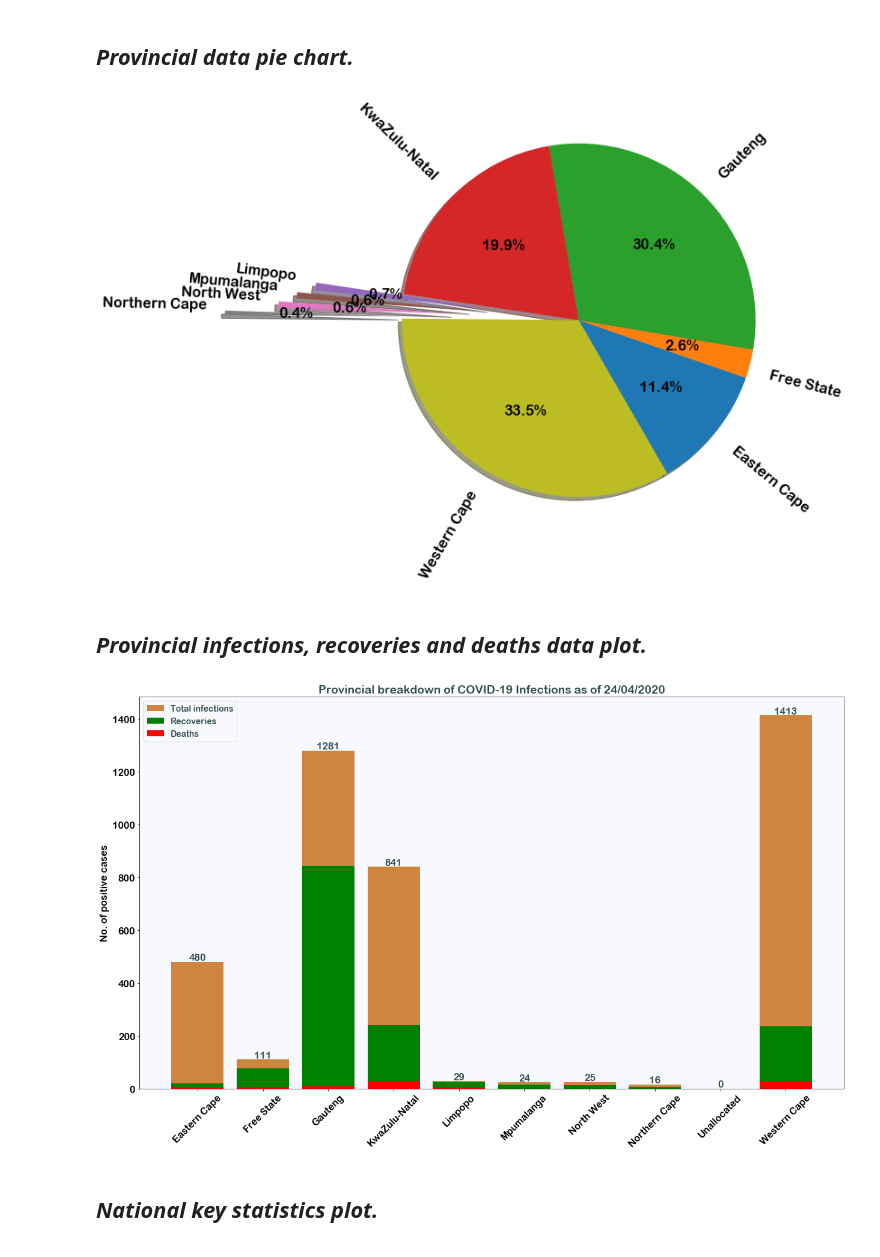
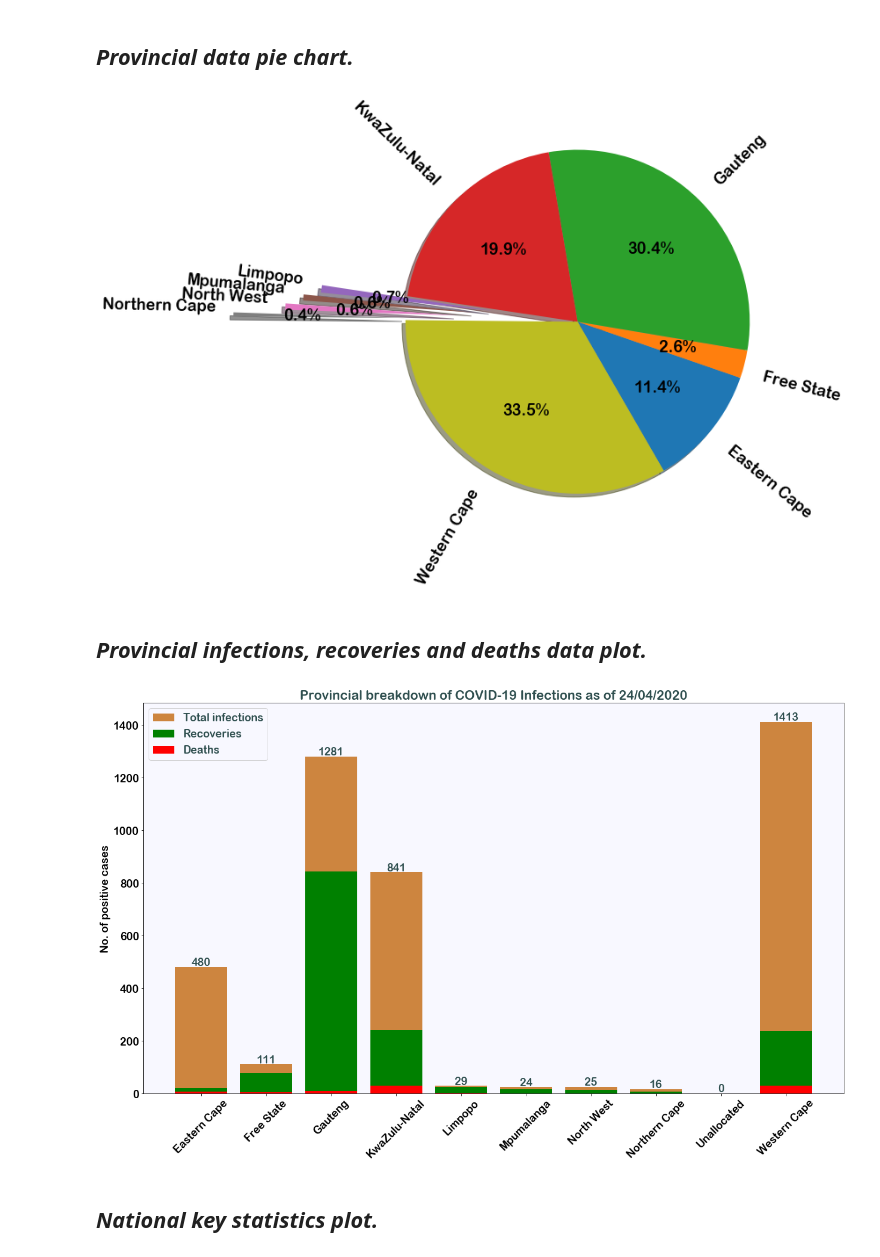
Before and after one commit to mckabuza/South-Africa-COVID-19-Data-Visualization, a Jupyter notebook: SA COVID-19 April.ipynb, the cells around one changed output. Saved outputs shown, nothing was run; the diff lists cells and outputs as text; code cells hidden in the pictures.

Commit message:
Plots update

```diff
--- a/SA COVID-19 April.ipynb
+++ b/SA COVID-19 April.ipynb
@@ -17,7 +17,7 @@ age_gender = pd.read_csv("./data/covid_19_South_Africa_Age_Sex.csv")
 ## **_Set-up the plots size, font and background colours._**
 # %%
 rcParams['font.family'] = 'Arial Rounded MT Bold'
-rcParams['font.size'] = '16'
+rcParams['font.size'] = '18'
 rcParams['text.color'] = 'darkslategrey'
 rcParams['figure.facecolor'] = 'white'
 rcParams['axes.facecolor'] = 'ghostwhite'
@@ -118,26 +118,26 @@ def pie_plot():
     plt.show()
 pie_plot()
 # %% [output]
-[figure, old version]
+[figure, new version]
 # %% [markdown]
 ## **_Provincial infections, recoveries and deaths data plot._**
 # %%
 infections = provincial[provincial.columns[-1]]
 provincial_data=provincial_data.sort_values(by=['Province'])
 fig=plt.figure(figsize=(21,12))
 plt.title('Provincial breakdown of COVID-19 Infections as of {}'.format(province.columns[-1]))
 b1=plt.bar(provincial_data['Province'],infections,color='peru', label='Total infections')
 b2=plt.bar(provincial_data['Province'],provincial_data['Recoveries'],color='green', label='Recoveries')
 b3=plt.bar(provincial_data['Province'],provincial_data['Deaths'],color='red', label='Deaths')
-plt.legend(loc='best', fontsize=14)
+plt.legend(loc='best')
 plt.ylabel('No. of positive cases')
 for j,infections in enumerate(infections):
     plt.text(j,infections+5, infections,horizontalalignment='center')
 plt.xticks(rotation=45)
 plt.savefig("./images/prov_data.jpeg")
 plt.show()
 # %% [output]
-[figure, old version]
+[figure, new version]
 # %% [markdown]
 ## **_National key statistics plot._**
 # %%
```
Also changed, not shown: parts of 7 cells of this notebook, 10 other files.
